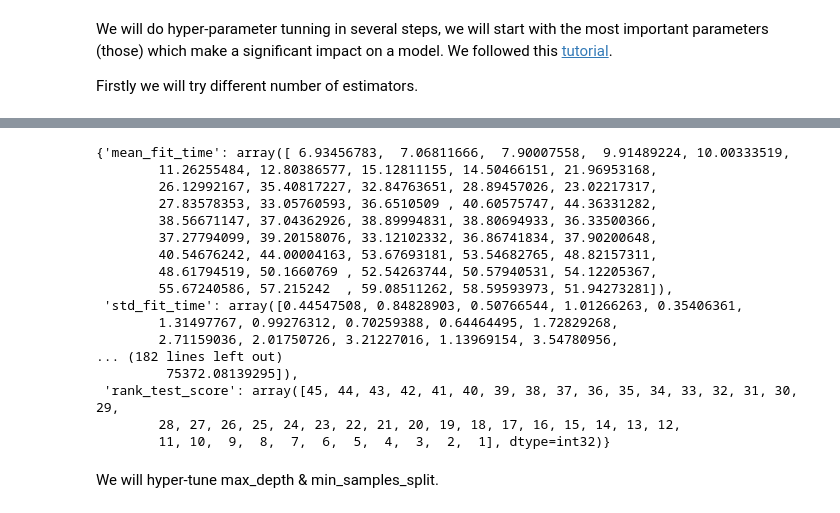
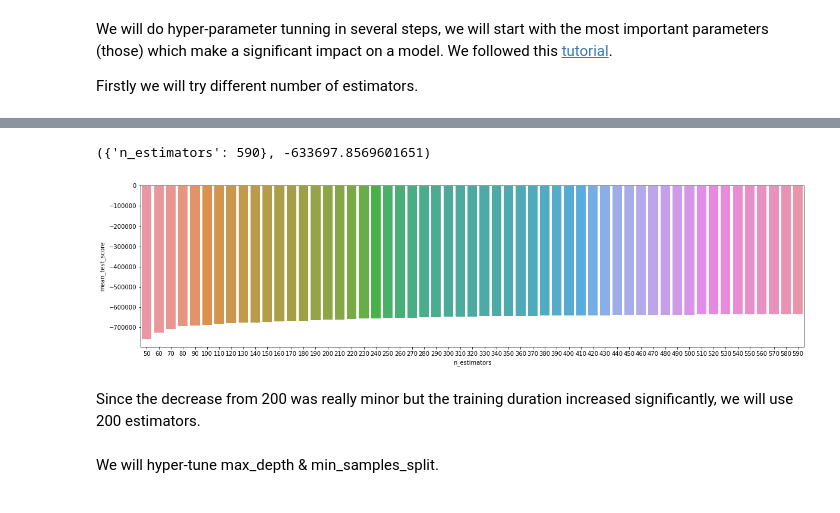
Before and after one commit to timzatko/fifa-19-dataset-machine-learning, a Jupyter notebook: notebooks/13_hyper_parameter_tuning.ipynb, the cells around one changed output, grey strips where cells are left out. Saved outputs shown, nothing was run; the diff lists cells and outputs as text; code cells hidden in the pictures.

Commit message:
Finish hyper-parameter tunning of regression task

```diff
--- a/notebooks/13_hyper_parameter_tuning.ipynb
+++ b/notebooks/13_hyper_parameter_tuning.ipynb
@@ -10,6 +10,42 @@ Python 3.7.6
 # %%
 import sys
 sys.path.append('..')
+# %%
+def plot_grid_search_cv_results(clf, distributions, **kwargs):
+    heatmap=kwargs.get('heatmap', False)
+    figsize=kwargs.get('figsize', (20, 5))
+
+    df_gridsearch = pd.DataFrame(clf.cv_results_)
+
+    params_values = df_gridsearch.params
+    raw_params_names = list(distributions.keys())
+    params_names = [f'param_{param}' for param in raw_params_names]
+    max_scores = df_gridsearch.groupby(params_names).max()
+
+    if len(params_names) == 1 and heatmap == True:
+        return
+
+    if heatmap == False:
+        fig, axs = plt.subplots(nrows=len(raw_params_names), figsize=(figsize[0], figsize[1] * len(raw_params_names)))
+
+        for index, param_name in enumerate(raw_params_names):
+            mean_test_scores = list(max_scores.mean_test_score)
+            param_values = [param_value[param_name] for param_value in params_values]
+
+            df = pd.DataFrame({ param_name: param_values, 'mean_test_score': mean_test_scores })
+
+            if type(axs) is np.ndarray:
+                sns.barplot(data=df, x=param_name, y='mean_test_score', ax=axs[index])
+            else:
+                sns.barplot(data=df, x=param_name, y='mean_test_score')
+    else:
+        max_scores = max_scores.unstack()[['mean_test_score', 'mean_train_score']]
+
+        fig, axs = plt.subplots(figsize=figsize)
+
+        sns.heatmap(max_scores.mean_test_score, annot=True, fmt='.4g',ax=axs);
+
+    return clf.best_params_, clf.best_score_
 # %% [markdown]
 ## Classification
 # %%
@@ -200,9 +238,9 @@ Firstly we will try different number of estimators.
 %%time
 
 gbr = GradientBoostingRegressor(random_state=42)
-distributions = { "n_estimators": range(50, 500, 10) }
+distributions = { "n_estimators": range(50, 600, 10) }
 
-clf = GridSearchCV(gbr, distributions, n_jobs=-1, scoring="neg_root_mean_squared_error", verbose=1)
+clf = GridSearchCV(gbr, distributions, n_jobs=-1, scoring="neg_root_mean_squared_error", verbose=2, return_train_score=True)
 
-search_1 = clf.fit(X_train, y_train)
+search_1_clf = clf.fit(X_train, y_train)
 # %% [output]
@@ -215,23 +254,10 @@ AttributeError: 'GridSearchCV' object has no attribute 'grid_scores_'
-# %%
-search_1.cv_results_
-# %% [output]
-{'mean_fit_time': array([ 6.93456783,  7.06811666,  7.90007558,  9.91489224, 10.00333519,
-        11.26255484, 12.80386577, 15.12811155, 14.50466151, 21.96953168,
-        26.12992167, 35.40817227, 32.84763651, 28.89457026, 23.02217317,
-        27.83578353, 33.05760593, 36.6510509 , 40.60575747, 44.36331282,
-        38.56671147, 37.04362926, 38.89994831, 38.80694933, 36.33500366,
-        37.27794099, 39.20158076, 33.12102332, 36.86741834, 37.90200648,
-        40.54676242, 44.00004163, 53.67693181, 53.54682765, 48.82157311,
-        48.61794519, 50.1660769 , 52.54263744, 50.57940531, 54.12205367,
-        55.67240586, 57.215242  , 59.08511262, 58.59593973, 51.94273281]),
- 'std_fit_time': array([0.44547508, 0.84828903, 0.50766544, 1.01266263, 0.35406361,
-        1.31497767, 0.99276312, 0.70259388, 0.64464495, 1.72829268,
-        2.71159036, 2.01750726, 3.21227016, 1.13969154, 3.54780956,
-... (182 lines left out)
-         75372.08139295]),
- 'rank_test_score': array([45, 44, 43, 42, 41, 40, 39, 38, 37, 36, 35, 34, 33, 32, 31, 30, 29,
-        28, 27, 26, 25, 24, 23, 22, 21, 20, 19, 18, 17, 16, 15, 14, 13, 12,
-        11, 10,  9,  8,  7,  6,  5,  4,  3,  2,  1], dtype=int32)}
+# %%
+plot_grid_search_cv_results(search_1_clf, distributions)
+# %% [output]
+({'n_estimators': 590}, -633697.8569601651)
+[figure, added]
+# %% [markdown]
+Since the decrease from 200 was really minor but the training duration increased significantly, we will use 200 estimators.
 # %% [markdown]
 We will hyper-tune max_depth & min_samples_split.
 # %%
```
Also changed, not shown: parts of 35 cells of this notebook.
